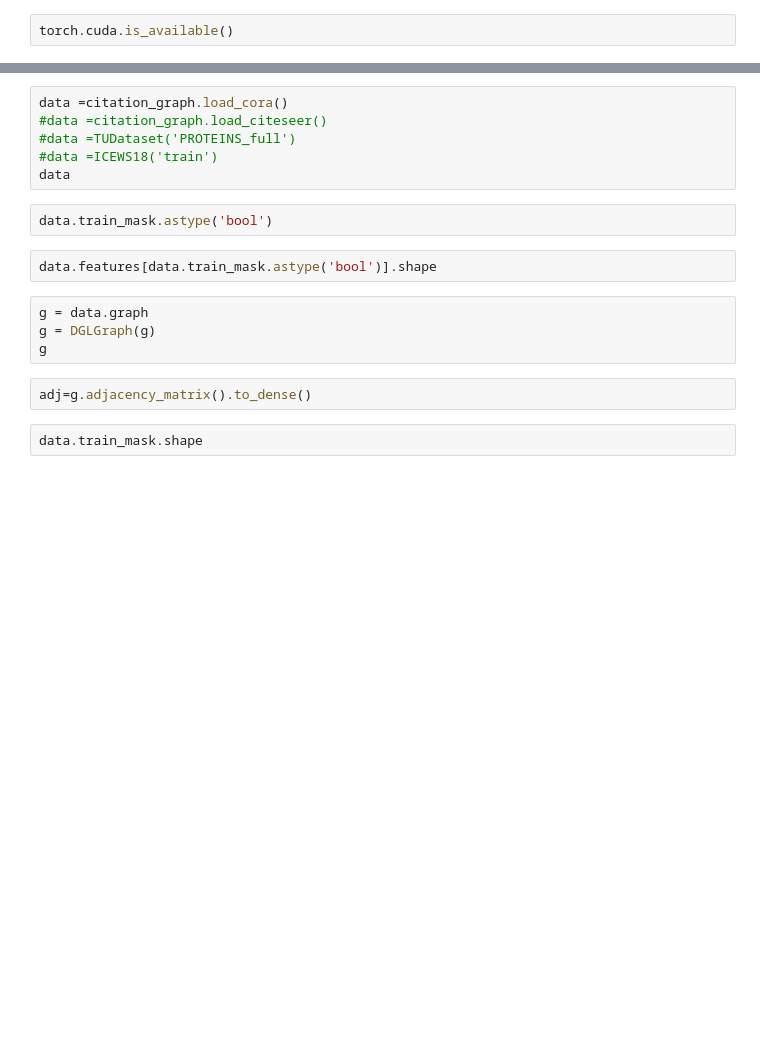
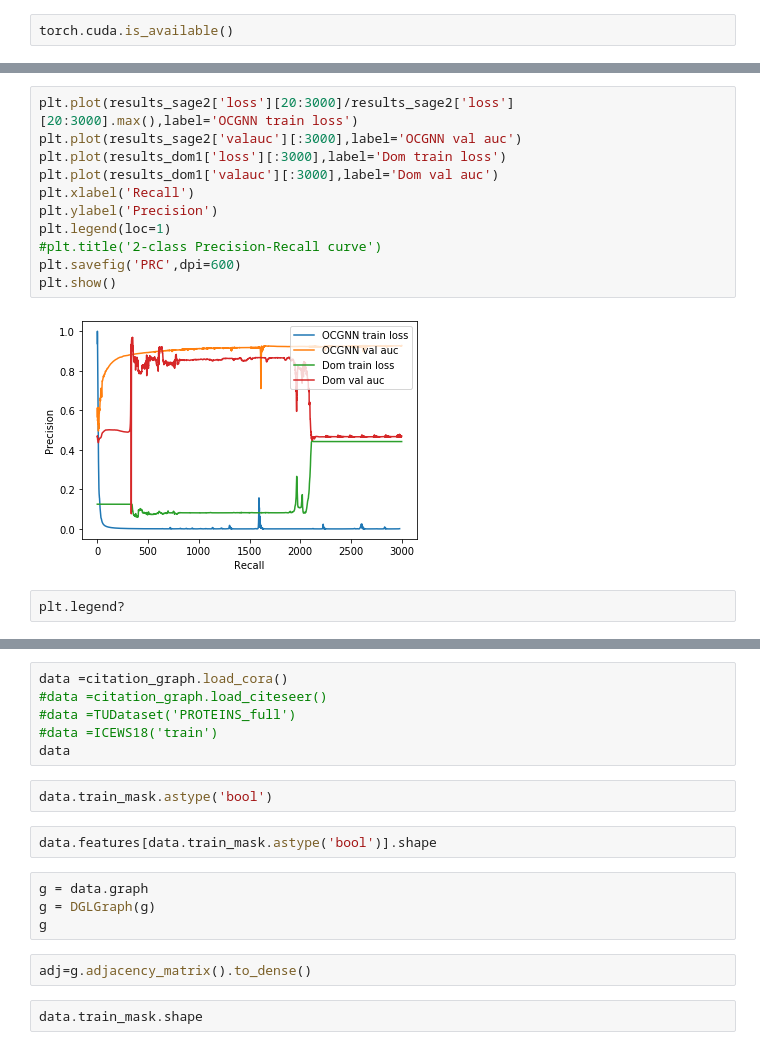
Before and after one commit to WangXuhongCN/OCGNN, a Jupyter notebook: mytest.ipynb, the cells around one changed output, grey strips where cells are left out. Saved outputs shown, nothing was run; the diff lists cells and outputs as text; blank space fills up the shorter version.

```diff
--- a/mytest.ipynb
+++ b/mytest.ipynb
@@ -34,0 +57,15 @@ tensor.to_dense()
+# %%
+plt.plot(results_sage2['loss'][20:3000]/results_sage2['loss'][20:3000].max(),label='OCGNN train loss')
+plt.plot(results_sage2['valauc'][:3000],label='OCGNN val auc')
+plt.plot(results_dom1['loss'][:3000],label='Dom train loss')
+plt.plot(results_dom1['valauc'][:3000],label='Dom val auc')
+plt.xlabel('Recall')
+plt.ylabel('Precision')
+plt.legend(loc=1)
+#plt.title('2-class Precision-Recall curve')
+plt.savefig('PRC',dpi=600)
+plt.show()
+# %% [output]
+[figure, added]
+# %%
+plt.legend?
```
Also changed, not shown: parts of 19 cells of this notebook, 58 other files.
